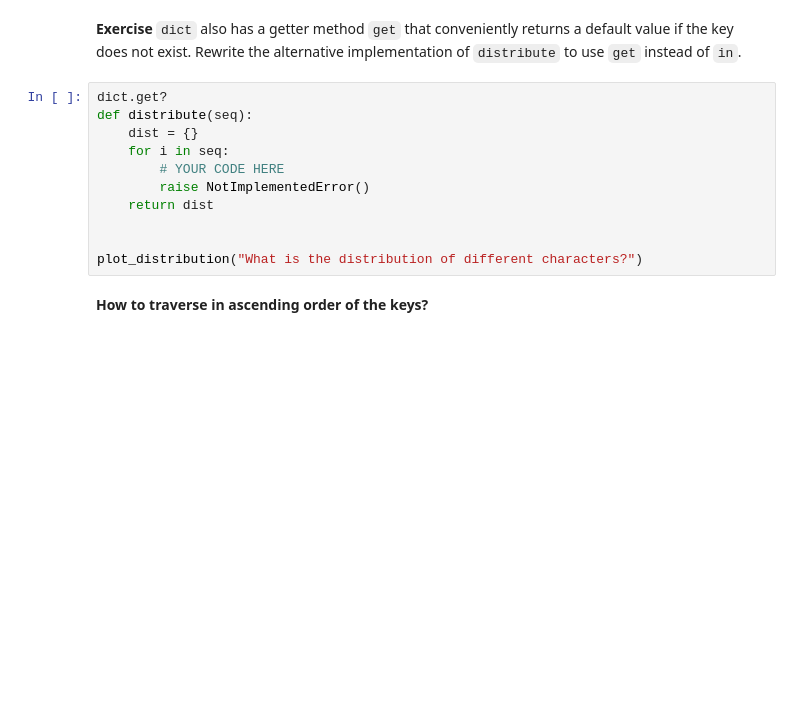
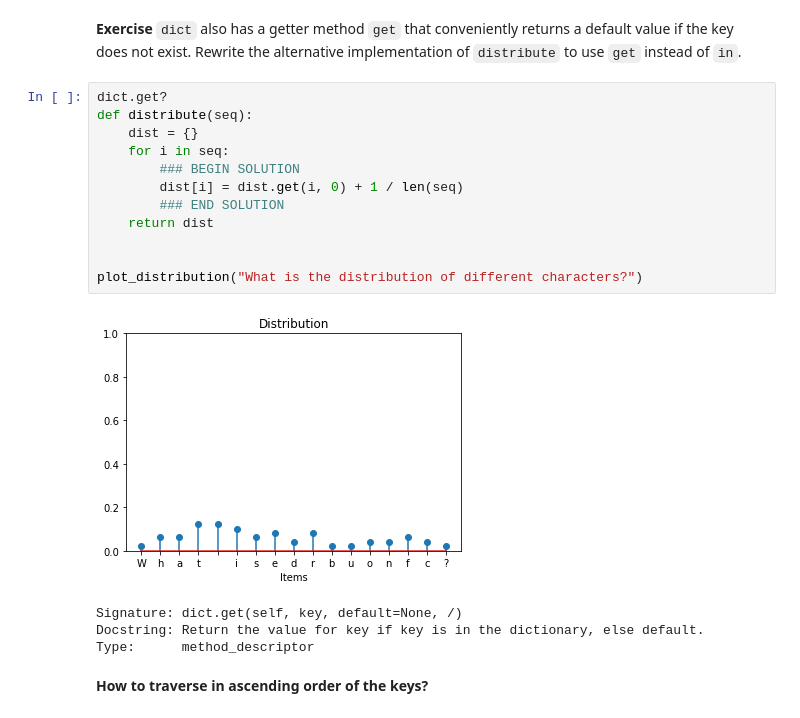
Before and after one commit to cityu-cs/CS1302, a Jupyter notebook: Lecture8/Dictionaries and Sets.ipynb, the cells around one changed output. Cells and saved outputs as stored; diff of their text form; blank space fills up the shorter version.

```diff
--- a/Lecture8/Dictionaries and Sets.ipynb
+++ b/Lecture8/Dictionaries and Sets.ipynb
@@ -328,14 +398,20 @@ YOUR ANSWER HERE
 # %%
 dict.get?
 def distribute(seq):
     dist = {}
     for i in seq:
-        # YOUR CODE HERE
-        raise NotImplementedError()
+        ### BEGIN SOLUTION
+        dist[i] = dist.get(i, 0) + 1 / len(seq)
+        ### END SOLUTION
     return dist
 
 
 plot_distribution("What is the distribution of different characters?")
+# %% [output]
+[figure, added]
+Signature: dict.get(self, key, default=None, /)
+Docstring: Return the value for key if key is in the dictionary, else default.
+Type:      method_descriptor
 # %% [markdown]
 **How to traverse in ascending order of the keys?**
 # %% [markdown]
```
Also changed, not shown: parts of 40 cells of this notebook, 4 other files.
